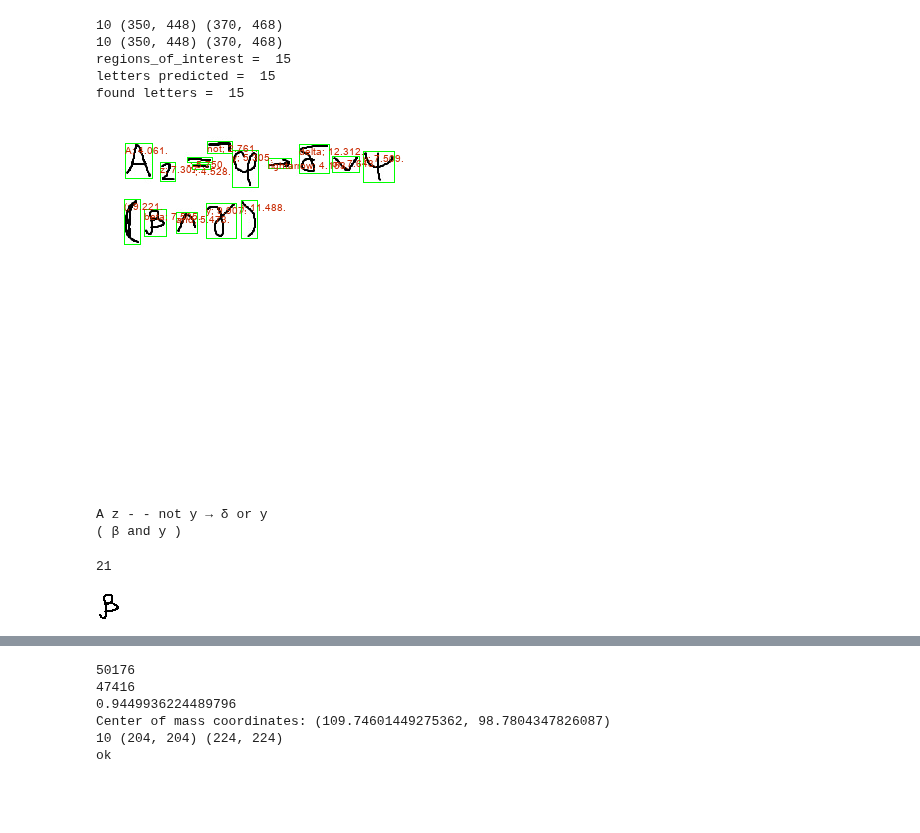
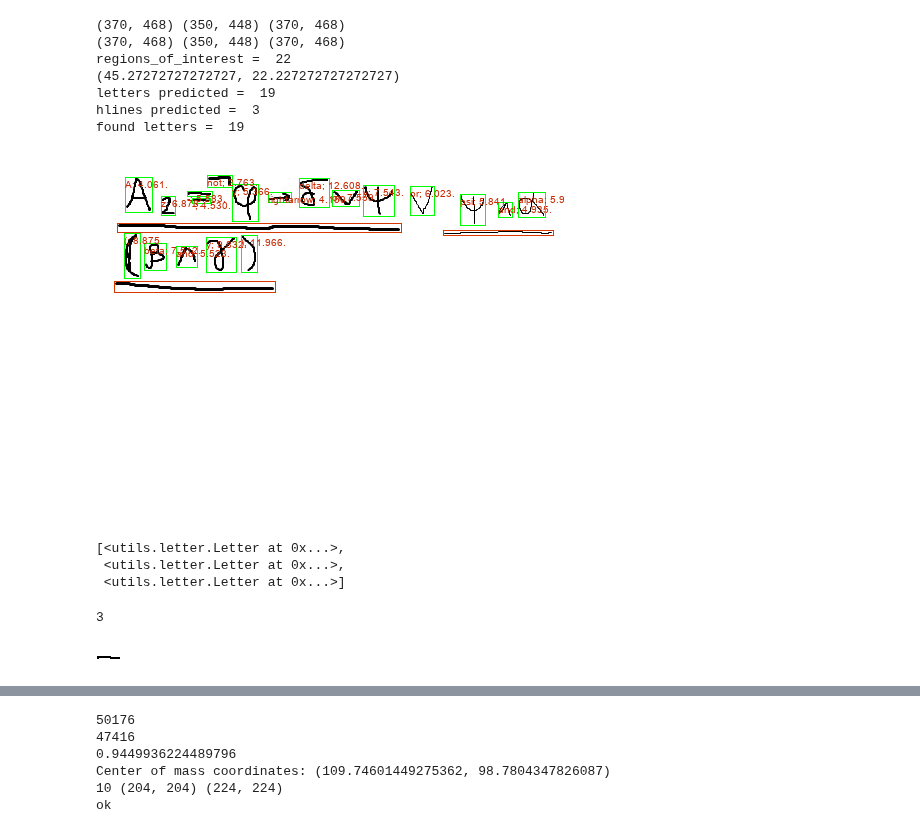
Before and after one commit to sawwere/Math_recognition, a Jupyter notebook: CharacterRecognition.ipynb, the cells around one changed output, grey strips where cells are left out. Saved outputs shown, nothing was run; the diff lists cells and outputs as text; code cells hidden in the pictures; blank space fills up the shorter version.

```diff
--- a/CharacterRecognition.ipynb
+++ b/CharacterRecognition.ipynb
@@ -74,6 +74,7 @@ class ContoursDetector():
         self.model = self.model.to(device)
         self.model.eval()
         self.kwargs = kwargs
+        self.average_size = (1, 1)
 
 
     def preprocess(self, image):
@@ -141,7 +142,7 @@ class ContoursDetector():
         output.show()
         return (output, res_letters)
 
-    def visualize_preds(self, img, letters):
+    def visualize_preds(self, img, letters, hlines):
         #output = Image.new("RGBA", img.size)
         output = Image.fromarray(img.astype('uint8'))
         output = output.convert('RGB')
@@ -152,27 +153,43 @@ class ContoursDetector():
             res_letters.append(letter)
             draw.rectangle((letter.x, letter.y, letter.x+letter.width, letter.y+letter.height), outline=(0,255,0))
             draw.text((letter.x, letter.y), "{}; {:.3f}.".format(mnt.map_pred(letter.value), letter.score), font=font, fill=(200,40,0,255))
+        for hline in hlines:
+            draw.rectangle((hline.x, hline.y, hline.right, hline.bottom), outline=(215,56,0))
         display(output)
         return (output, res_letters)
 
     def get_exact_locations(self, rois):
         res = []
         (avg_w, avg_h) = average_size(rois)
+        self.average_size = (avg_w, avg_h)
         for letter in rois:
-            if letter.w < avg_w / 2 and letter.height - avg_h / 2 < 0:
-                continue
+            #remove small noise
+            # if letter.w < avg_w / 2 and letter.height - avg_h / 2 < 0:
+            #     #print(letter.w)
+            #     continue
+            #find horizontal lines
+            if (letter.w > avg_w * 1.5):
+                letter.value = '_hline'
             _, thresh_img = cv2.threshold(letter.image,0,255,cv2.THRESH_BINARY+cv2.THRESH_OTSU)
             letter.image = thresh_img
             res.append(letter)
+        print(self.average_size)
         return res
 
     def predict(self, letters):
         regions_of_interest = []
         labels = {}
+        hlines = []
         torch.cuda.empty_cache()
         device = torch.device('cuda:0' if torch.cuda.is_available() else 'cpu')
 
         for letter in letters:
+            if (letter.value[0] == '_'):
+                if (letter.value == "_hline"):
+                    letter.score = 100
+                    hlines.append(letter)
+                    continue
+                #letter.value = '_line'
             letter.add_frame()
             img = Image.fromarray(letter.image.astype('uint8'))
             convert_tensor = transforms.Compose([
@@ -202,7 +219,7 @@ class ContoursDetector():
                 labels[letter.value] = ll
                 regions_of_interest.append(letter)
                 #print(letter.value, prob, printer.char(letter.value))
-        return (regions_of_interest, labels)
+        return (regions_of_interest, labels, hlines)
 
 
     def __call__(self, img):
@@ -216,49 +233,58 @@ class ContoursDetector():
         regions_of_interest = self.get_exact_locations(regions_of_interest)
         #self.add_spaces_to_letter(regions_of_interest)
 
-        (regions_of_interest, preds) = self.predict(regions_of_interest)
+        (regions_of_interest, preds, hlines) = self.predict(regions_of_interest)
+        hlines.sort(key=lambda ll: (ll.y), reverse=False)
         if self.kwargs['DEBUG'] == True:
             print('letters predicted = ', len(regions_of_interest))
+            print('hlines predicted = ', len(hlines))
 
         if self.kwargs['DEBUG'] == True:
             print('found letters = ', len(regions_of_interest))
-        (_, letters) = self.visualize_preds(img, regions_of_interest)
+        (_, letters) = self.visualize_preds(img, regions_of_interest, hlines)
         printer = PrettyPrinter()
-        printer.print(letters)
-        return (_, letters)
+        #printer.print(letters)
+        return (_, letters, hlines)
 # %%
 path = 'T:\my_programs\Math_recognition\TEST\\5.jpg'
 kwargs = dict(
         INPUT_SIZE=(224, 224),
         VISUALIZE=False,
         MIN_CONF=0.05,
         DEBUG=True
     )
 image = cv2.imread(path)
 model = mnt.MathNet()
 model.load_state_dict(torch.load(MODEL_PATH))
 device = torch.device('cuda:0' if torch.cuda.is_available() else 'cpu')
 model = model.to(device)
 model.eval()
 sw = ContoursDetector(model, kwargs)
 res = sw(image)
+(_, letters, hlines) = res
+hlines
+# for item in letters:
+#     print(item.line, printer.char(item.value))
 # %% [output]
-10 (350, 448) (370, 468)
-10 (350, 448) (370, 468)
-regions_of_interest =  15
-letters predicted =  15
-found letters =  15
+(370, 468) (350, 448) (370, 468)
+(370, 468) (350, 448) (370, 468)
+regions_of_interest =  22
+(45.27272727272727, 22.227272727272727)
+letters predicted =  19
+hlines predicted =  3
+found letters =  19
-[figure, old version]
+[figure, new version]
-A z - - not y → δ or y
-( β and y )
+[<utils.letter.Letter at 0x...>,
+ <utils.letter.Letter at 0x...>,
+ <utils.letter.Letter at 0x...>]
 # %%
 first = res[1][11]
 let_image = Image.fromarray(first.image.astype('uint8'))
 print(first.value)
 display(let_image)
 # %% [output]
-21
+3
-[figure, old version]
+[figure, new version]
 # %%
 operations = ['(', ')',
               '-', '+',
```
Also changed, not shown: parts of 7 cells of this notebook, 2 other files.
